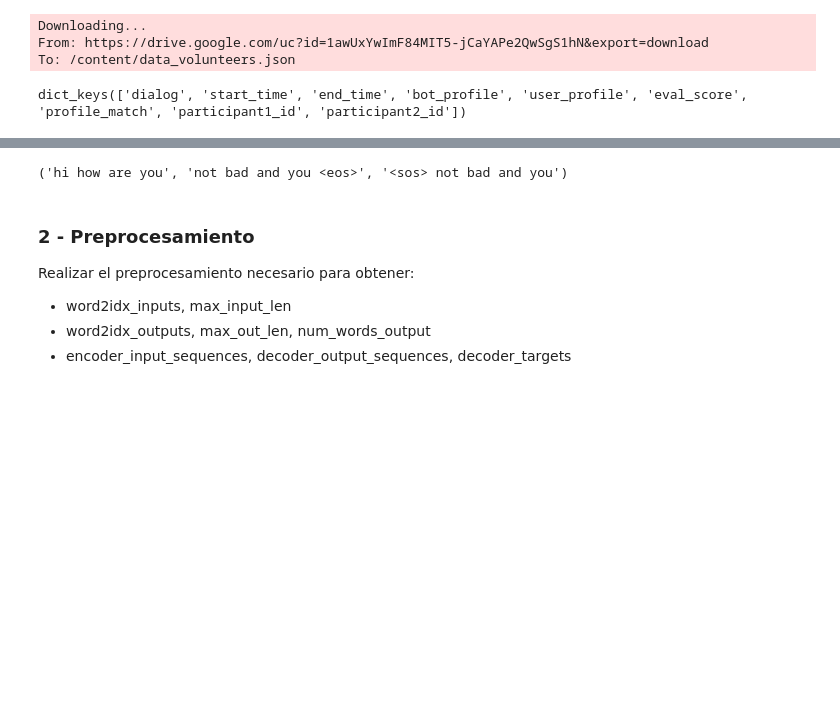
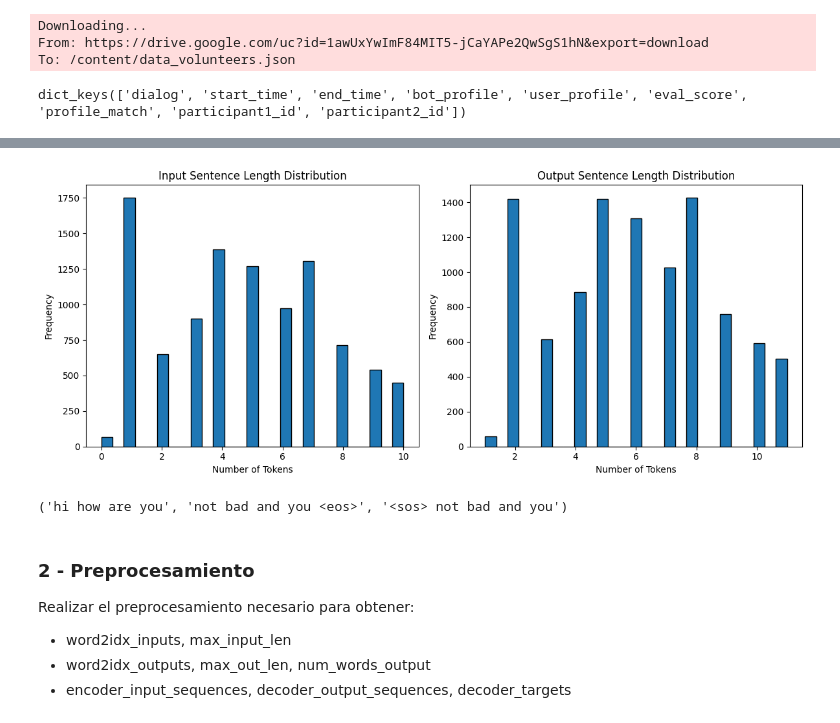
Before and after one commit to jmestanza/natural-language-processing-practice, a Jupyter notebook: desafios/Desafio_4/Desafio_4.ipynb, the cells around one changed output, grey strips where cells are left out. Saved outputs shown, nothing was run; the diff lists cells and outputs as text; code cells hidden in the pictures; blank space fills up the shorter version.

```diff
--- a/desafios/Desafio_4/Desafio_4.ipynb
+++ b/desafios/Desafio_4/Desafio_4.ipynb
@@ -96,3 +132,9 @@ Cantidad de rows utilizadas: 10014
+# %%
+chat_in, chat_out, input_sentences, output_sentences, output_sentences_inputs = read_data(data, min_len=1, max_len=10)
+
+plot_token_length_distribution(input_sentences, output_sentences)
+# %% [output]
+[figure, added]
 # %%
 input_sentences[1], output_sentences[1], output_sentences_inputs[1]
 # %% [output]
```
Also changed, not shown: parts of 2 cells of this notebook.
